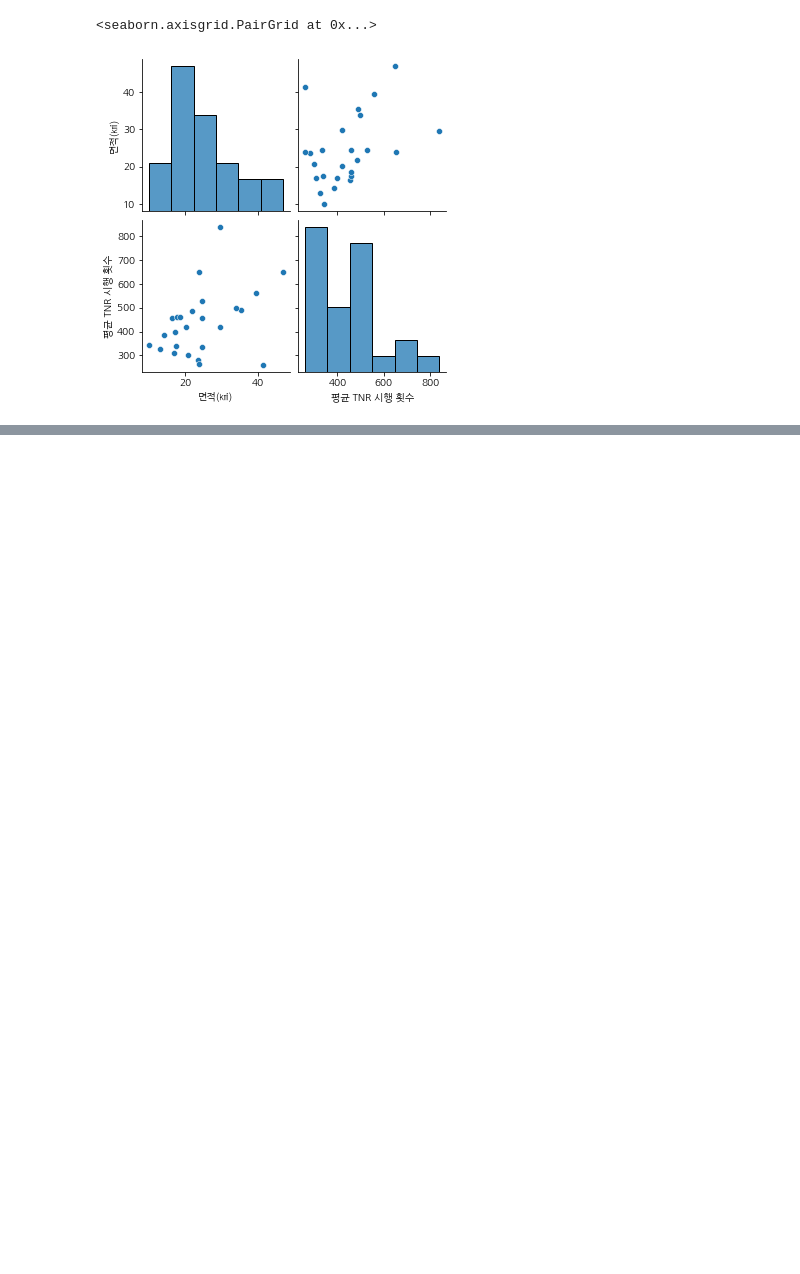
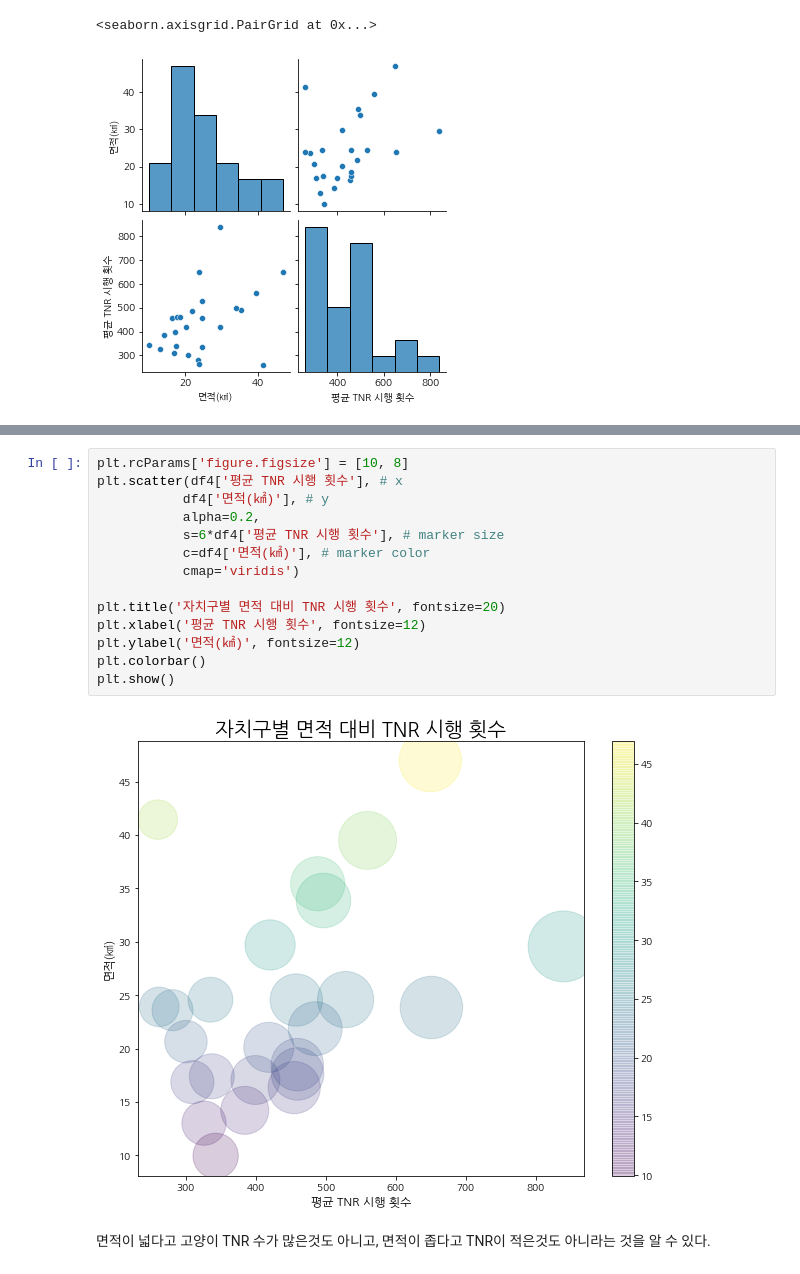
Before and after one commit to kimhaerim/Gangseo_BigData, a Jupyter notebook: TNR_Count/구별_TNR_완료_개체_수_비교.ipynb, the cells around one changed output, grey strips where cells are left out. Drawn from its saved outputs; the diff is of its cells as text; blank space fills up the shorter version.

```diff
--- a/TNR_Count/구별_TNR_완료_개체_수_비교.ipynb
+++ b/TNR_Count/구별_TNR_완료_개체_수_비교.ipynb
@@ -283,0 +289,18 @@ plt.show()
+# %%
+plt.rcParams['figure.figsize'] = [10, 8]
+plt.scatter(df4['평균 TNR 시행 횟수'], # x
+           df4['면적(㎢)'], # y
+           alpha=0.2,
+           s=6*df4['평균 TNR 시행 횟수'], # marker size
+           c=df4['면적(㎢)'], # marker color
+           cmap='viridis')
+
+plt.title('자치구별 면적 대비 TNR 시행 횟수', fontsize=20)
+plt.xlabel('평균 TNR 시행 횟수', fontsize=12)
+plt.ylabel('면적(㎢)', fontsize=12)
+plt.colorbar()
+plt.show()
+# %% [output]
+[figure, added]
+# %% [markdown]
+면적이 넓다고 고양이 TNR 수가 많은것도 아니고, 면적이 좁다고 TNR이 적은것도 아니라는 것을 알 수 있다.
```
Also changed, not shown: parts of 4 cells of this notebook.
